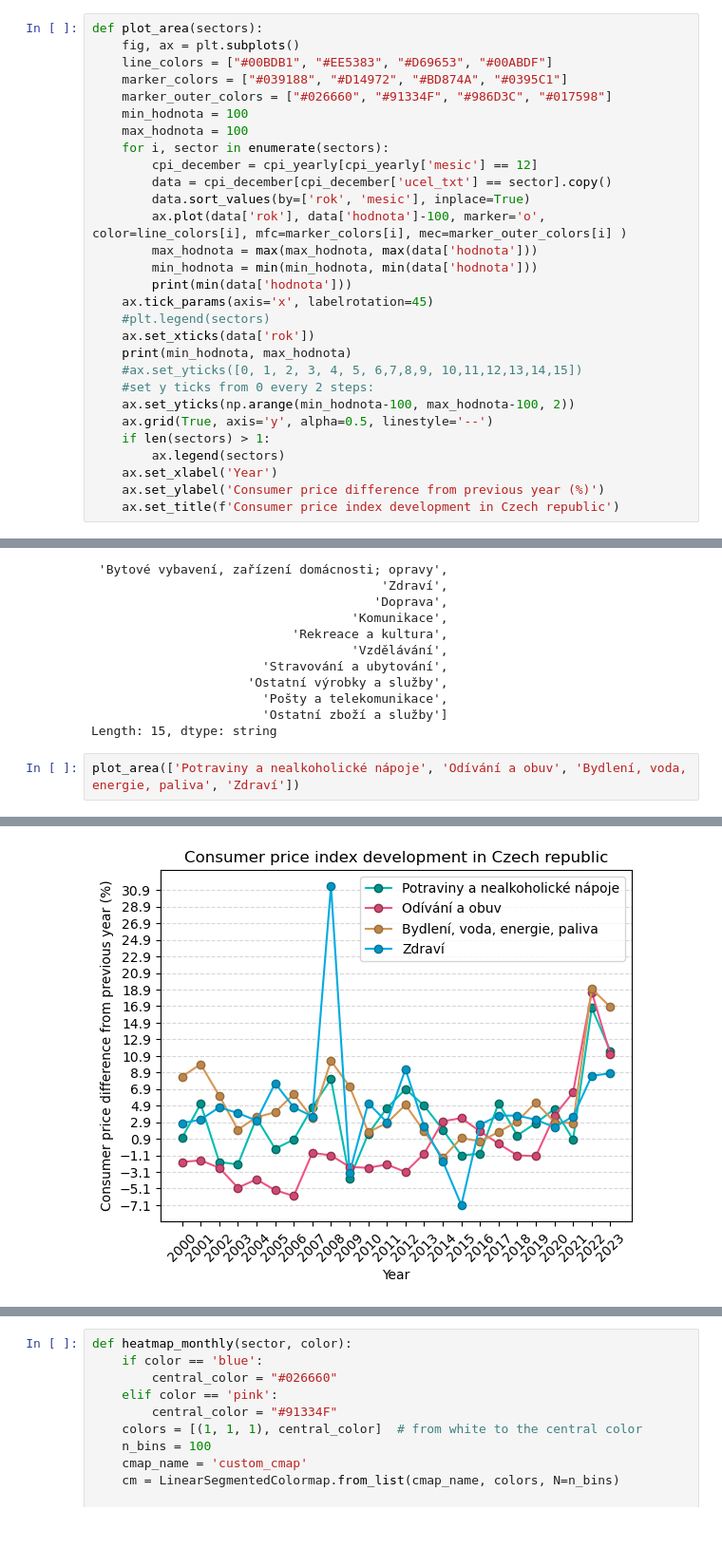
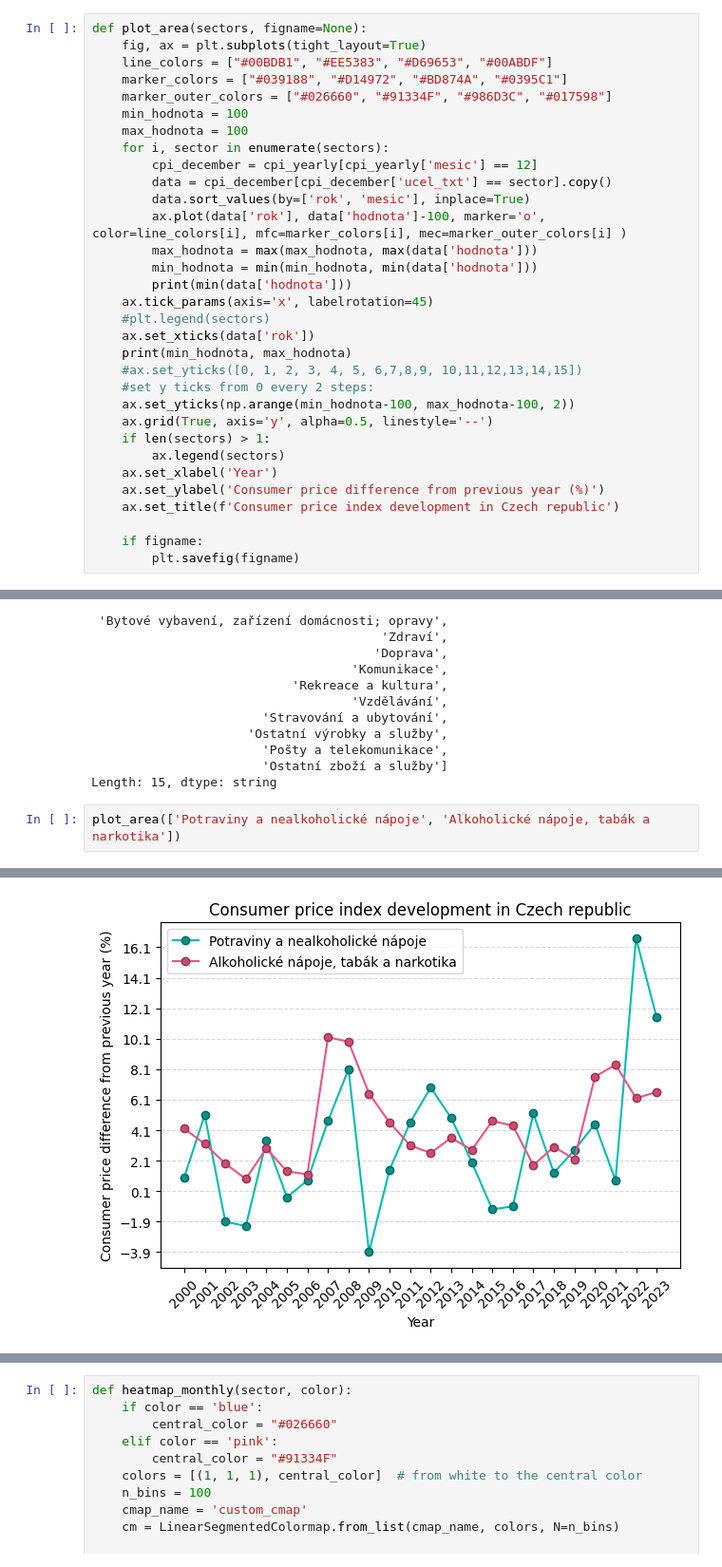
Before and after one commit to xdxdhh/czech_economy_analysis, a Jupyter notebook: analysis.ipynb, the cells around one changed output, grey strips where cells are left out. Shown: that part at 95% size. Saved outputs shown, nothing was run; the diff lists cells and outputs as text; blank space fills up the shorter version.

```diff
--- a/analysis.ipynb
+++ b/analysis.ipynb
@@ -75,8 +61,8 @@ cpi.head(5)
 cpi_yearly =  cpi[cpi['casz_txt'] == 'stejných 12 měsíců předchozího roku']
 cpi_monthly = cpi[cpi['casz_txt'] == 'stejné období předchozího roku']
 # %%
-def plot_area(sectors):
-    fig, ax = plt.subplots()
+def plot_area(sectors, figname=None):
+    fig, ax = plt.subplots(tight_layout=True)
     line_colors = ["#00BDB1", "#EE5383", "#D69653", "#00ABDF"]
     marker_colors = ["#039188", "#D14972", "#BD874A", "#0395C1"]
     marker_outer_colors = ["#026660", "#91334F", "#986D3C", "#017598"]
@@ -103,3 +89,6 @@ def plot_area(sectors):
     ax.set_xlabel('Year')
     ax.set_ylabel('Consumer price difference from previous year (%)')
     ax.set_title(f'Consumer price index development in Czech republic')
+
+    if figname:
+        plt.savefig(figname)
@@ -124,6 +132,6 @@ cpi['ucel_txt'].unique()
                        'Ostatní zboží a služby']
 Length: 15, dtype: string
 # %%
-plot_area(['Potraviny a nealkoholické nápoje', 'Odívání a obuv', 'Bydlení, voda, energie, paliva', 'Zdraví'])
+plot_area(['Potraviny a nealkoholické nápoje', 'Alkoholické nápoje, tabák a narkotika'])
 # %% [output]
 96.1
@@ -134 +140 @@ plot_area(['Potraviny a nealkoholické nápoje', 'Odívání a obuv', 'Bydlení,
-[figure, old version]
+[figure, new version]
```
Also changed, not shown: parts of 9 cells of this notebook, 17 other files.
